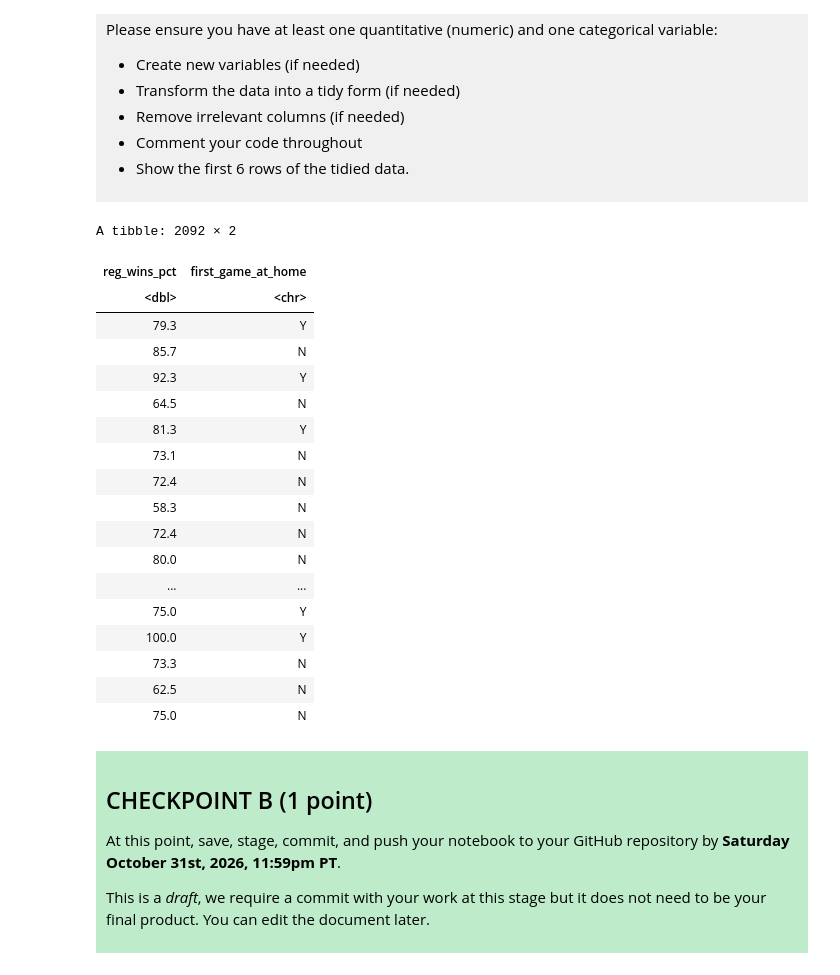
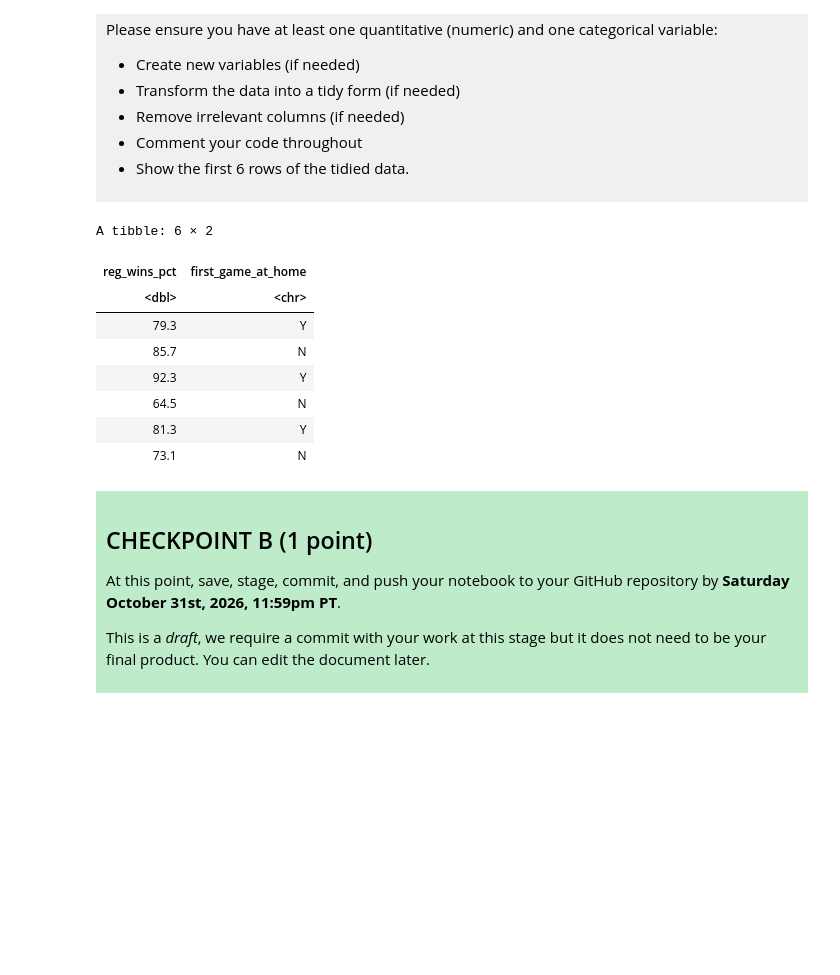
Before and after one commit to Sukiga/dsci-100-project-suki-mak, a Jupyter notebook: dsci-100-project-notebook.ipynb, the cells around one changed output. Saved outputs shown, nothing was run; the diff lists cells and outputs as text; code cells hidden in the pictures; blank space fills up the shorter version.

```diff
--- a/dsci-100-project-notebook.ipynb
+++ b/dsci-100-project-notebook.ipynb
@@ -221,28 +221,18 @@ Produce a tidy data set that could be used to answer your research question usin
 # %%
 #reg_wins_pct as the quantitative and first_game_at_home as the categorical
 ncaa_filtered <- ncaa_data |>
     select(reg_wins_pct, first_game_at_home)
-ncaa_filtered
+head(ncaa_filtered)
 # %% [output]
-A tibble: 2092 × 2
+A tibble: 6 × 2
 | reg_wins_pct | first_game_at_home |
 | <dbl> | <chr> |
 | 79.3 | Y |
 | 85.7 | N |
 | 92.3 | Y |
 | 64.5 | N |
 | 81.3 | Y |
 | 73.1 | N |
-| 72.4 | N |
-| 58.3 | N |
-| 72.4 | N |
-| 80.0 | N |
-| ... | ... |
-| 75.0 | Y |
-| 100.0 | Y |
-| 73.3 | N |
-| 62.5 | N |
-| 75.0 | N |
 # %% [markdown]
 <div style="background-color: #beebca; padding: 10px;">
 
```
